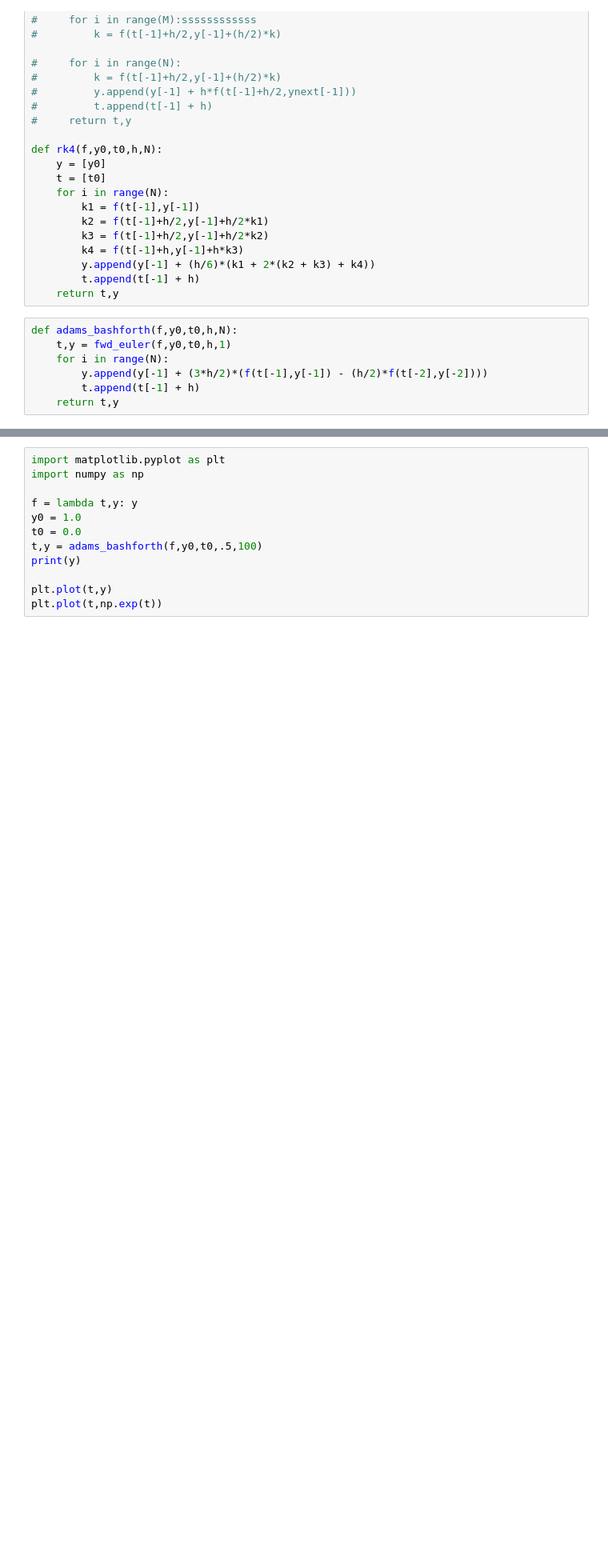
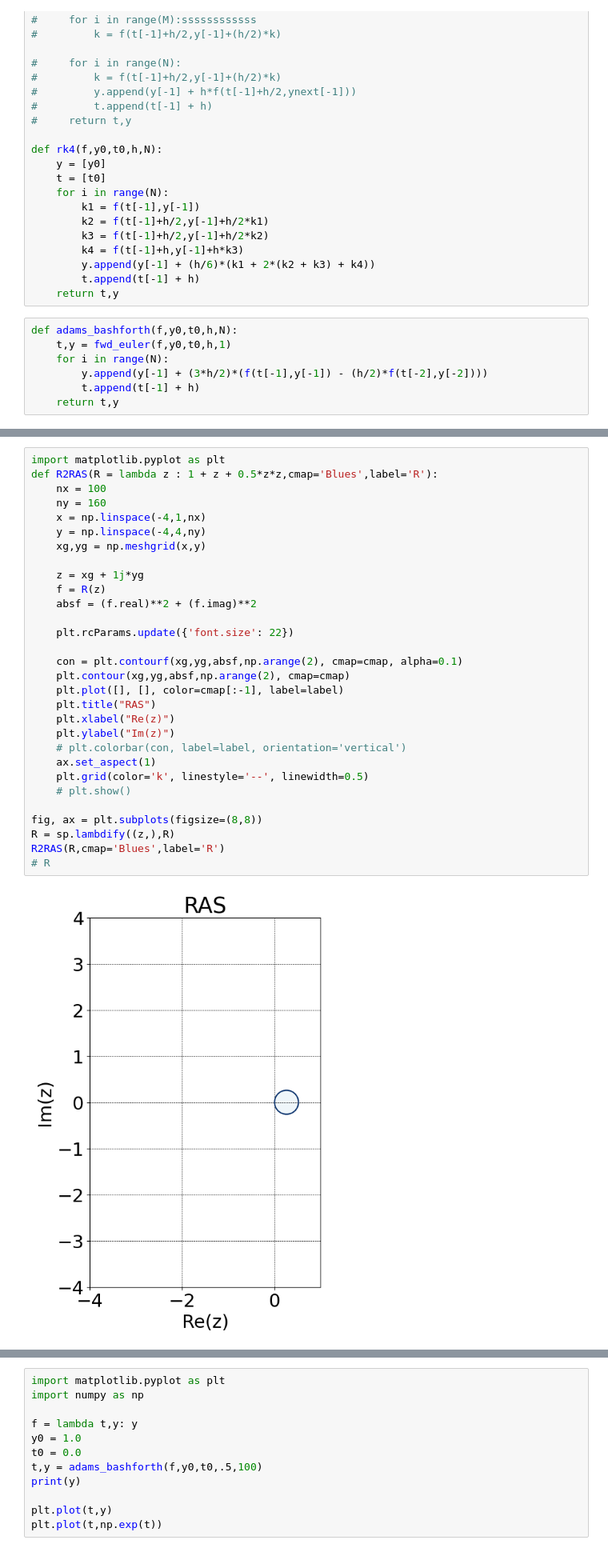
Before and after one commit to jvlad1979/cmsc661-dev, a Jupyter notebook: test.ipynb, the cells around one changed output, grey strips where cells are left out. Shown at 80% size. Cells and saved outputs as stored; diff of their text form; blank space fills up the shorter version.

```diff
--- a/test.ipynb
+++ b/test.ipynb
@@ -83,0 +109,32 @@ def adams_bashforth(f,y0,t0,h,N):
+# %%
+import matplotlib.pyplot as plt
+def R2RAS(R = lambda z : 1 + z + 0.5*z*z,cmap='Blues',label='R'):
+    nx = 100
+    ny = 160
+    x = np.linspace(-4,1,nx)
+    y = np.linspace(-4,4,ny)
+    xg,yg = np.meshgrid(x,y)
+
+    z = xg + 1j*yg
+    f = R(z)
+    absf = (f.real)**2 + (f.imag)**2
+
+    plt.rcParams.update({'font.size': 22})
+
+    con = plt.contourf(xg,yg,absf,np.arange(2), cmap=cmap, alpha=0.1)
+    plt.contour(xg,yg,absf,np.arange(2), cmap=cmap)
+    plt.plot([], [], color=cmap[:-1], label=label)
+    plt.title("RAS")
+    plt.xlabel("Re(z)")
+    plt.ylabel("Im(z)")
+    # plt.colorbar(con, label=label, orientation='vertical')
+    ax.set_aspect(1)
+    plt.grid(color='k', linestyle='--', linewidth=0.5)
+    # plt.show()
+
+fig, ax = plt.subplots(figsize=(8,8))
+R = sp.lambdify((z,),R)
+R2RAS(R,cmap='Blues',label='R')
+# R
+# %% [output]
+[figure, added]
```
Also changed, not shown: parts of 4 cells of this notebook, 26 other files.
